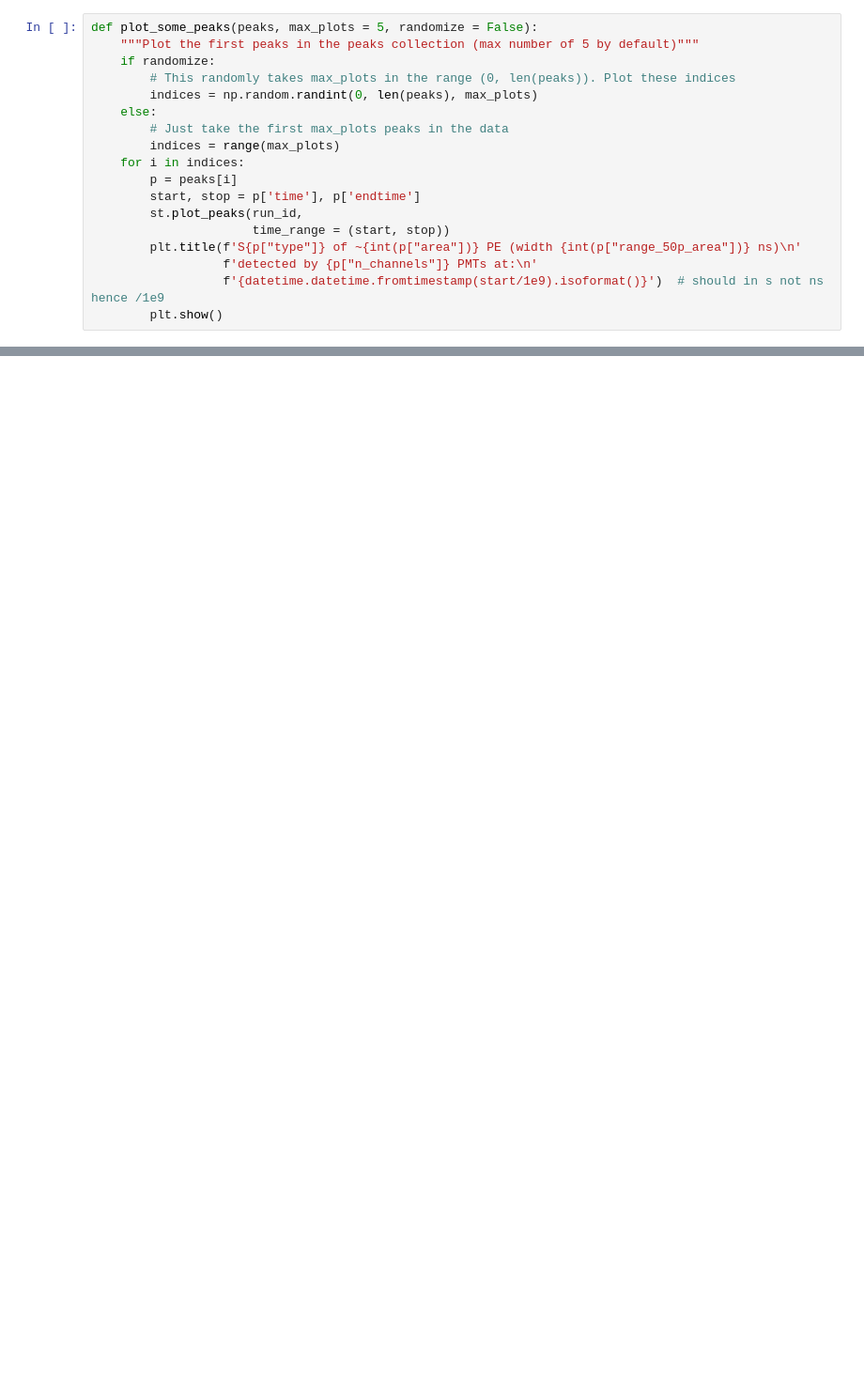
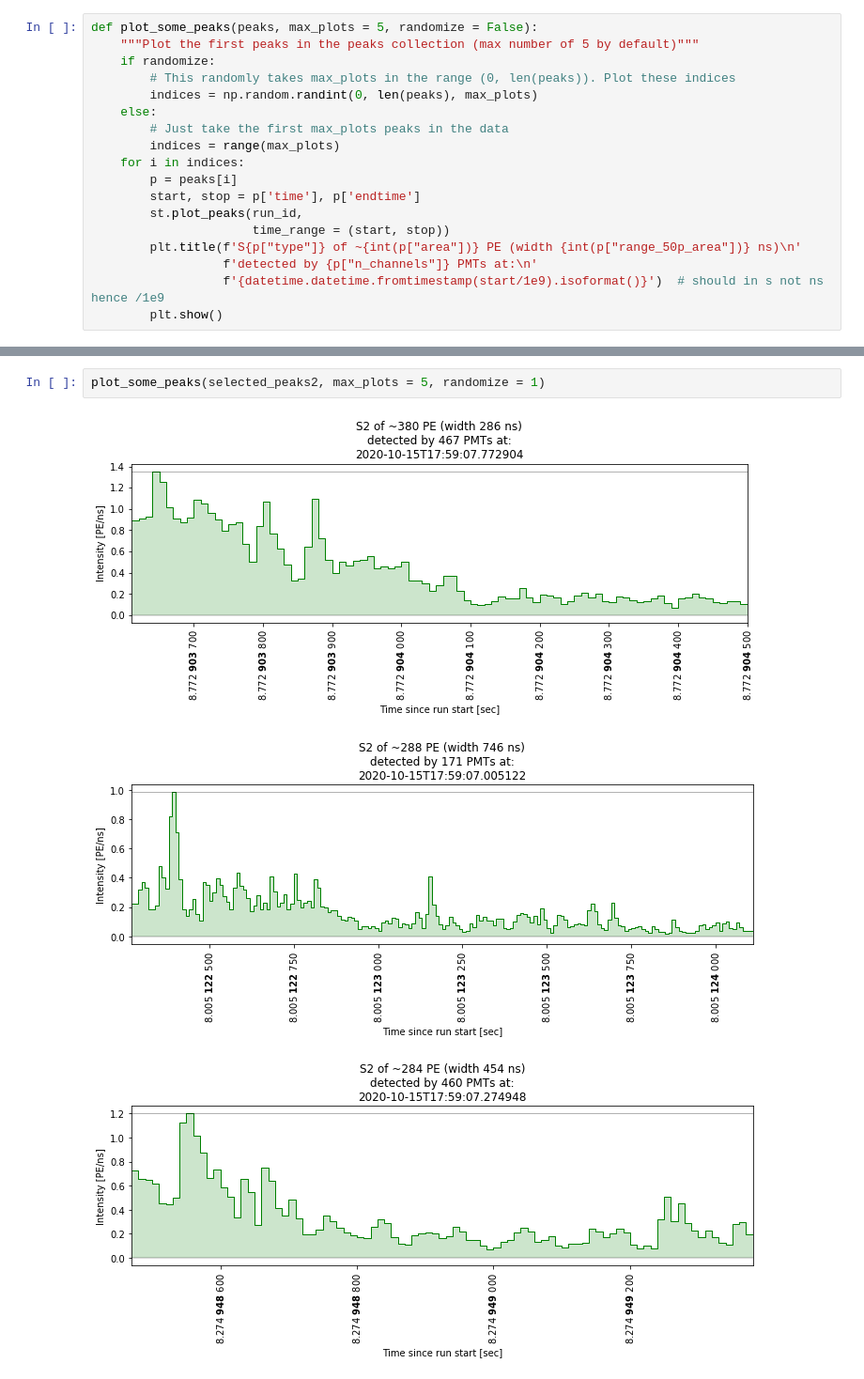
Before and after one commit to valerioda/xenon-note, a Jupyter notebook: fast_response_analysis/firstdata-nT.ipynb, the cells around one changed output, grey strips where cells are left out. Shown at 94% size. Saved outputs shown, nothing was run; the diff lists cells and outputs as text; blank space fills up the shorter version.

```diff
--- a/fast_response_analysis/firstdata-nT.ipynb
+++ b/fast_response_analysis/firstdata-nT.ipynb
@@ -143,0 +127,6 @@ plot_some_peaks(peaks, max_plots = 2, randomize = 1)
+# %%
+plot_some_peaks(selected_peaks2, max_plots = 5, randomize = 1)
+# %% [output]
+[figure, added]
+[figure, added]
+[figure, added]
```
Also changed, not shown: parts of 11 cells of this notebook.
